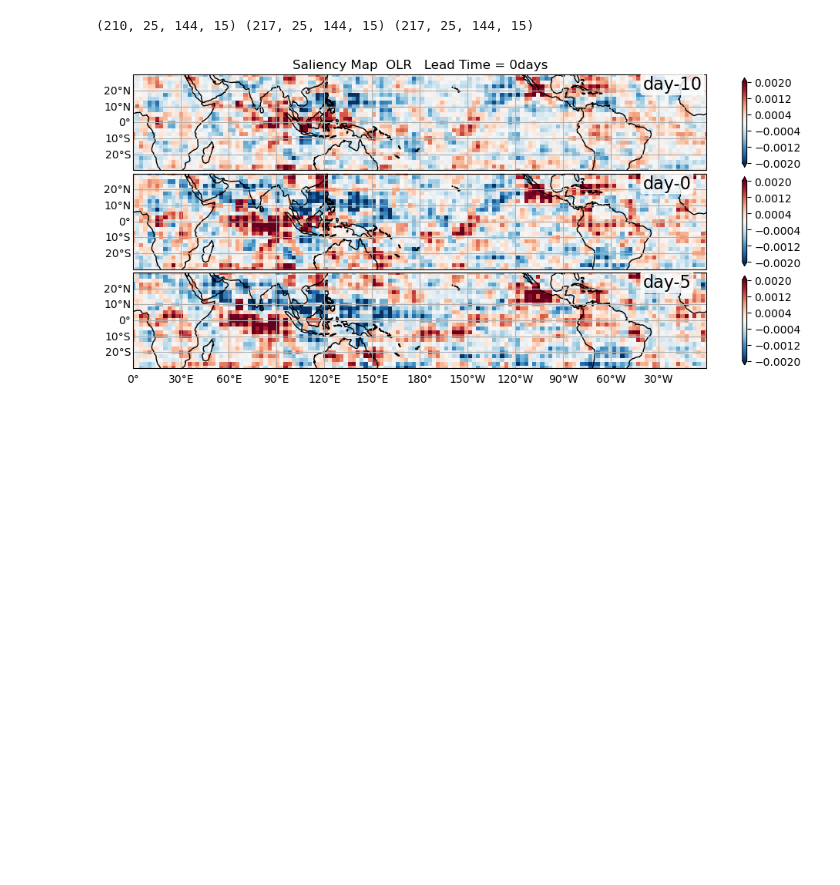
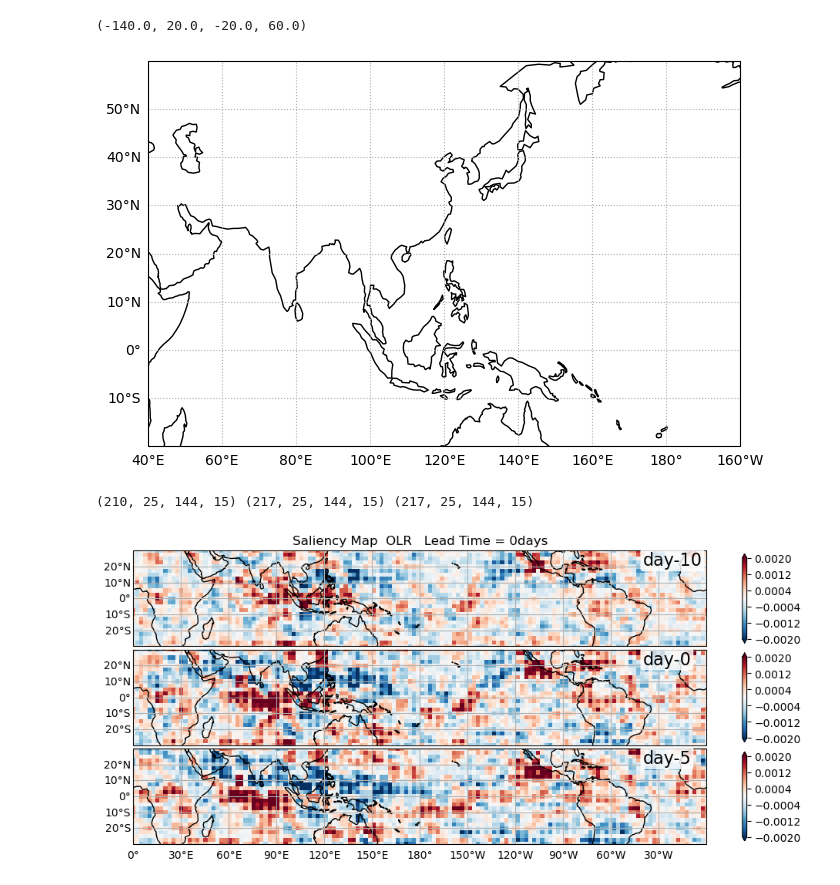
Before and after one commit to Yuumae1/machine_learning, a Jupyter notebook: notebook/saliency_map.ipynb, the cells around one changed output. Cells and saved outputs as stored; diff of their text form; code cells hidden in the pictures; blank space fills up the shorter version.

```diff
--- a/notebook/saliency_map.ipynb
+++ b/notebook/saliency_map.ipynb
@@ -20,3 +25,23 @@ print(data6.files)
+# %%
+fig = plt.figure(figsize=(12,5))
+ax=fig.add_subplot(1,1,1, projection=ccrs.PlateCarree(central_longitude=180))
+# 上下の余白を調整
+plt.subplots_adjust(hspace=0)
+ax.set_extent([-180, 180, -30, 30], crs=ccrs.PlateCarree())
+gl = ax.gridlines(crs=ccrs.PlateCarree(), draw_labels=True, linestyle='dotted')
+gl.top_labels = False     # 上部の経度のラベルを消去
+gl.xlocator = mticker.FixedLocator(np.arange(-180, 180, 20)) # 経度線
+gl.ylocator = mticker.FixedLocator(np.arange(-30, 90, 10)) # 緯度線
+ax.coastlines()
+ax.set_aspect(1.3)
+
+lon = np.linspace(0, 360, 144)
+lat = np.linspace(30, -30, 25)
+
+ax.axis((-140, 20, -20, 60))
+# %% [output]
+(-140.0, 20.0, -20.0, 60.0)
+[figure, added]
 # %%
 grads6 = data6['grads']
 grads7 = data7['grads']
```
Also changed, not shown: parts of 1 cell of this notebook, 3 other files.
